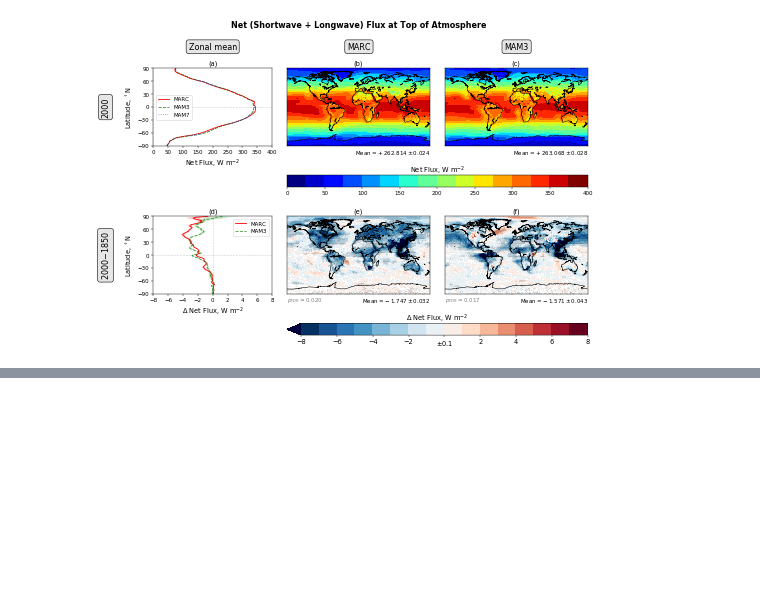
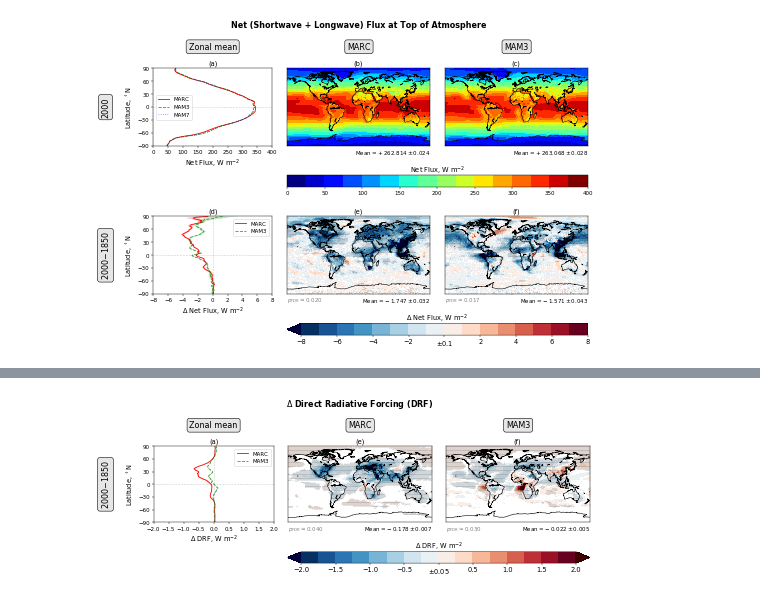
Before and after one commit to grandey/p17c-marc-comparison, a Jupyter notebook: analysis_prelim/analysis_prelim_p17c.ipynb, the cells around one changed output, grey strips where cells are left out. Saved outputs shown, nothing was run; the diff lists cells and outputs as text; code cells hidden in the pictures; blank space fills up the shorter version.

Commit message:
analysis_prelim_p17c.ipynb: writing and applying zonal_means_maps_diff()
- README: minor edit.

```diff
--- a/analysis_prelim/analysis_prelim_p17c.ipynb
+++ b/analysis_prelim/analysis_prelim_p17c.ipynb
@@ -1327,0 +1330,89 @@ Written local/cFNTOA_zonal_means_maps_2000_diff.pdf
+# %%
+def zonal_means_maps_diff(model_var_dict={'marc': 'cDRE', 'mam3': 'cDRE'}, domain='atm',
+                          main_title='$\Delta$ Direct Radiative Forcing (DRF)',
+                          xlabel='$\Delta$ DRF, W m$^{-2}$', sf=None,
+                          xlim=[-2, 2], whiteout='0.05', cmap='RdBu_r', nlev=16,
+                          file_prefix='cDRE_zonal_means_maps_diff'):
+    fig = plt.figure(figsize=(12, 3.75))
+    gs = gridspec.GridSpec(2, 3,  # 2nd row is for colorbar
+                           height_ratios=[1, 0.15], width_ratios=[2.5, 3, 3])
+    axs = []  # list to hold axes
+    year = '2000-1850'
+    # 1st column: zonal means
+    ax = plt.subplot(gs[0, 0])
+    axs.append(ax)
+    zonal_mean_line_plot(year=year, model_var_dict=model_var_dict, domain=domain,
+                         xlabel=xlabel, sf=sf, xlim=xlim,
+                         ylabel=True, title='({})'.format(chr(97)), ax=ax)
+    xticks = np.arange(xlim[0], xlim[1]+1e-10, (xlim[1]-xlim[0])/(nlev/2))
+    plt.xticks(xticks)
+    # Row title
+    ax.text(xlim[0]-(xlim[1]-xlim[0])*0.4, 0, '$-$'.join(year.split('-')),
+            fontsize='x-large', verticalalignment='center', horizontalalignment='center',
+            rotation=90,
+            bbox={'boxstyle': 'round', 'fc': '0.9', 'ec': 'k'})
+    # Discretise colour map
+    cmap = plt.cm.get_cmap(cmap, nlev)
+    cmap.set_under([0, 0, 0.25])
+    cmap.set_over([0.25, 0, 0])
+    # 2nd & 3rd columns: maps
+    tm_list = []  # list to hold arrays from maps, for colorbar extension
+    for model, c in zip(['marc', 'mam3'], [1, 2]):
+        ax = plt.subplot(gs[0, c])
+        axs.append(ax)
+        if model_var_dict[model] is not None:
+            ax, im, tm = difference_map(year=year, model=model, var_name=model_var_dict[model],
+                                        domain=domain, sf=sf,
+                                        vmin=xlim[0], vmax=xlim[1], whiteout=whiteout, cmap=cmap,
+                                        title='({})'.format(chr(97+3+c)), ax=ax)
+            tm_list.append(tm)
+        else:  # setup empty plot
+            bm = Basemap(llcrnrlat=-90.0, urcrnrlat=90.0, llcrnrlon=-181.75, urcrnrlon=-181.75+360., ax=ax)
+            bm.drawcoastlines(ax=ax)
+            ax.imshow(np.full([2, 2], np.nan), aspect='auto')
+    # Colorbar
+    tm_max = max([tm.max() for tm in tm_list])
+    tm_min = min([tm.min() for tm in tm_list])
+    if tm_min < xlim[0] and tm_max > xlim[1]:
+        extend = 'both'
+    elif tm_min < xlim[0]:
+        extend = 'min'
+    elif tm_max > xlim[1]:
+        extend = 'max'
+    else:
+        extend = 'neither'
+    cbar = fig.colorbar(im, cax=plt.subplot(gs[1, 1:]), orientation='horizontal',
+                        ticks=xticks, extend=extend)
+    if whiteout:
+        tick_labels = [item.get_text() for item in cbar.ax.get_xticklabels()]
+        tick_labels[int(nlev/4)] = r'$\pm$' + whiteout
+        cbar.ax.set_xticklabels(tick_labels, fontsize='large')
+    cbar.set_label(xlabel, fontsize='large')
+    cbar.ax.xaxis.set_label_position('top')
+    # Column titles
+    axs[0].text((xlim[0]+xlim[1])/2, 140, 'Zonal mean',
+                fontsize='x-large', verticalalignment='center', horizontalalignment='center',
+                bbox={'boxstyle': 'round, pad=0.3', 'fc': '0.9', 'ec': 'k'})
+    for ax, title in zip(axs[1:3], ['MARC', 'MAM3']):
+        ax.text(0, 140, title,
+                fontsize='x-large', verticalalignment='center', horizontalalignment='center',
+                bbox={'boxstyle': 'round, pad=0.3', 'fc': '0.9', 'ec': 'k'})
+    # Main title
+    axs[1].text(0, 190, main_title,
+                fontsize='x-large', fontweight='bold',
+                verticalalignment='center', horizontalalignment='center')
+    # Prevent overlapping labels
+    fig.tight_layout()
+    # Save
+    if file_prefix:
+        fig.savefig('local/{}.pdf'.format(file_prefix), bbox_inches='tight', dpi=150)
+        print('Written local/{}.pdf'.format(file_prefix))
+        #fig.savefig('local/{}.png'.format(file_prefix), bbox_inches='tight', dpi=600)
+        #print('Written local/{}.png'.format(file_prefix))
+    return fig
+
+# Example
+if True:
+    fig = zonal_means_maps_diff(file_prefix=None)
+# %% [output]
+[figure, added]
```
Also changed, not shown: parts of 4 cells of this notebook, 1 other file.
